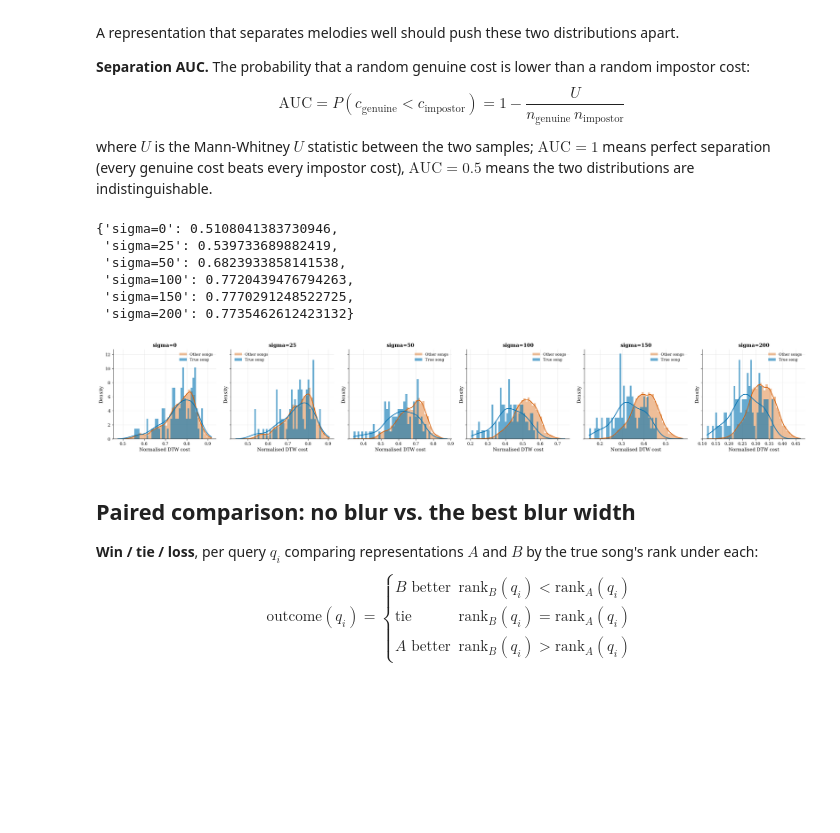
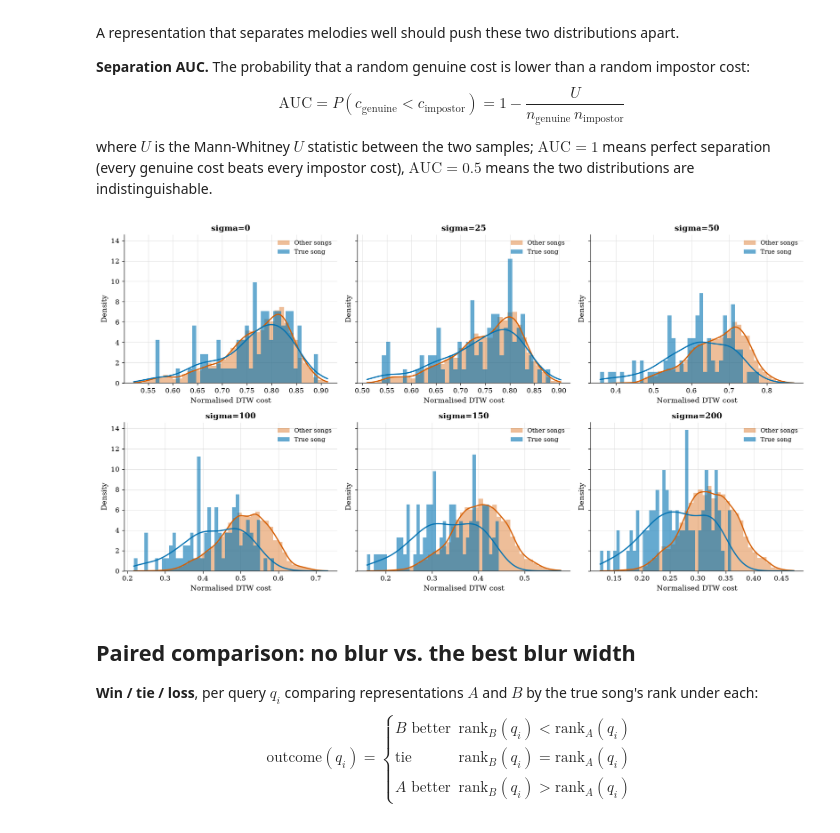
Before and after one commit to vivekvjyn/Strawberry-Fields, a Jupyter notebook: notebooks/evaluate.ipynb, the cells around one changed output. Saved outputs shown, nothing was run; the diff lists cells and outputs as text; code cells hidden in the pictures; blank space fills up the shorter version.

Commit message:
notebooks good

```diff
--- a/notebooks/evaluate.ipynb
+++ b/notebooks/evaluate.ipynb
@@ -16,9 +16,12 @@ from tqdm.auto import tqdm
 PALETTE = ["#0072B2", "#D55E00", "#009E73", "#CC79A7", "#E69F00", "#56B4E9", "#F0E442", "#000000"]
 plots.set_style(PALETTE)
 
-DATA_ROOT = Path("data")
-CACHE_ROOT = Path(".cache")
-PITCH = yaml.safe_load((Path.cwd().parent / "config.yaml").read_text())["notebook"]
+ROOT = Path.cwd().resolve()
+while not (ROOT / "config.yaml").exists() and ROOT != ROOT.parent:
+    ROOT = ROOT.parent
+DATA_ROOT = ROOT / "data"
+CACHE_ROOT = ROOT / ".cache"
+PITCH = yaml.safe_load((ROOT / "config.yaml").read_text())["notebook"]
 EVAL = {"hop_seconds": 0.1, "f_ref": 55.0, "n_classes": 24, "shift_step": 2}
 N_QUERIES = None
 SIGMAS = [0, 25, 50, 100, 150, 200]
@@ -162,20 +165,13 @@ where $U$ is the Mann-Whitney $U$ statistic between the two samples; $\mathrm{AU
 # %%
 costs_by_name = {name: r["costs"] for name, r in results.items()}
 true_cols = np.array([next(iter(results.values()))["song_ids"].index(t) for t in true_ids])
 
-fig, axes = plt.subplots(1, len(costs_by_name), figsize=(4 * len(costs_by_name), 4), sharey=True)
+fig, axes = plt.subplots(2, 3, figsize=(15, 8), sharey=True)
 auc = plots.plot_cost_distributions(axes, costs_by_name, true_cols,
                                      genuine_color=PALETTE[0], impostor_color=PALETTE[1])
 fig.tight_layout()
-auc
 # %% [output]
-{'sigma=0': 0.5108041383730946,
- 'sigma=25': 0.539733689882419,
- 'sigma=50': 0.6823933858141538,
- 'sigma=100': 0.7720439476794263,
- 'sigma=150': 0.7770291248522725,
- 'sigma=200': 0.7735462612423132}
-[figure, old version]
+[figure, new version]
 # %% [markdown]
 ## Paired comparison: no blur vs. the best blur width
 
```
Also changed, not shown: parts of 8 cells of this notebook, 11 other files.
